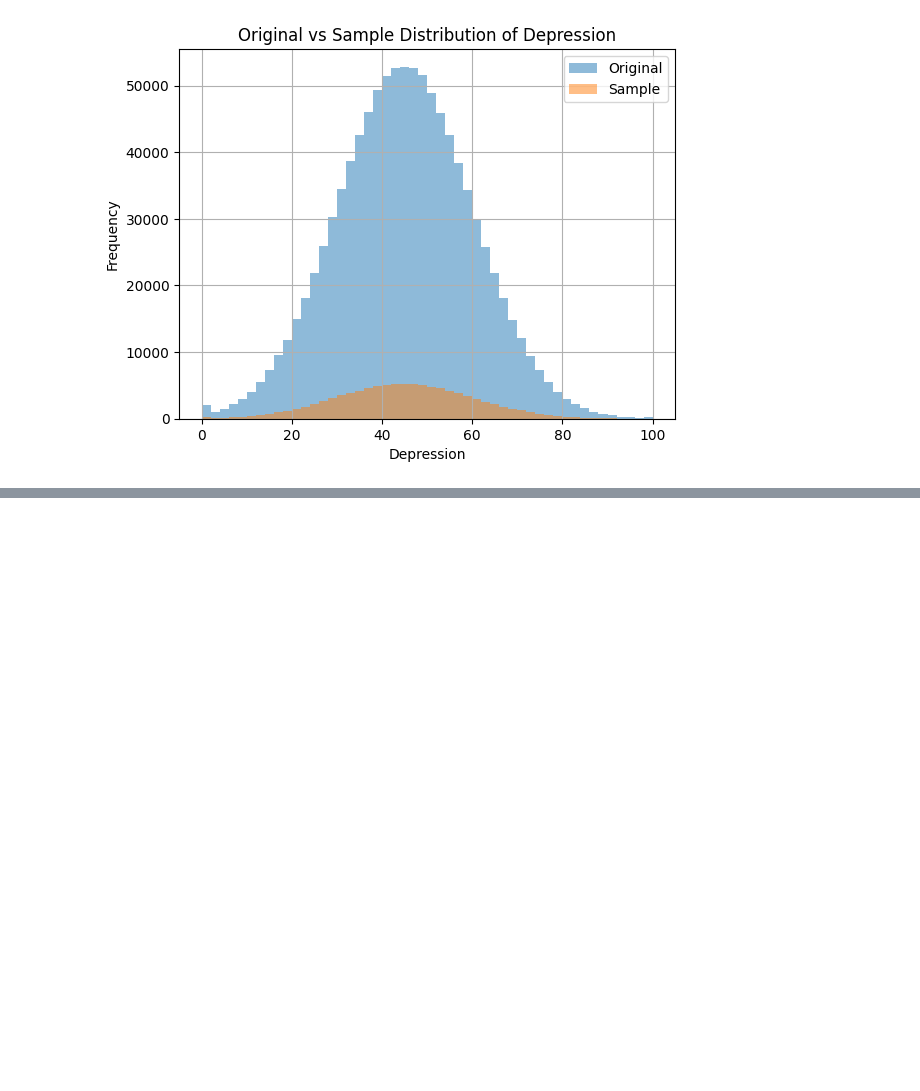
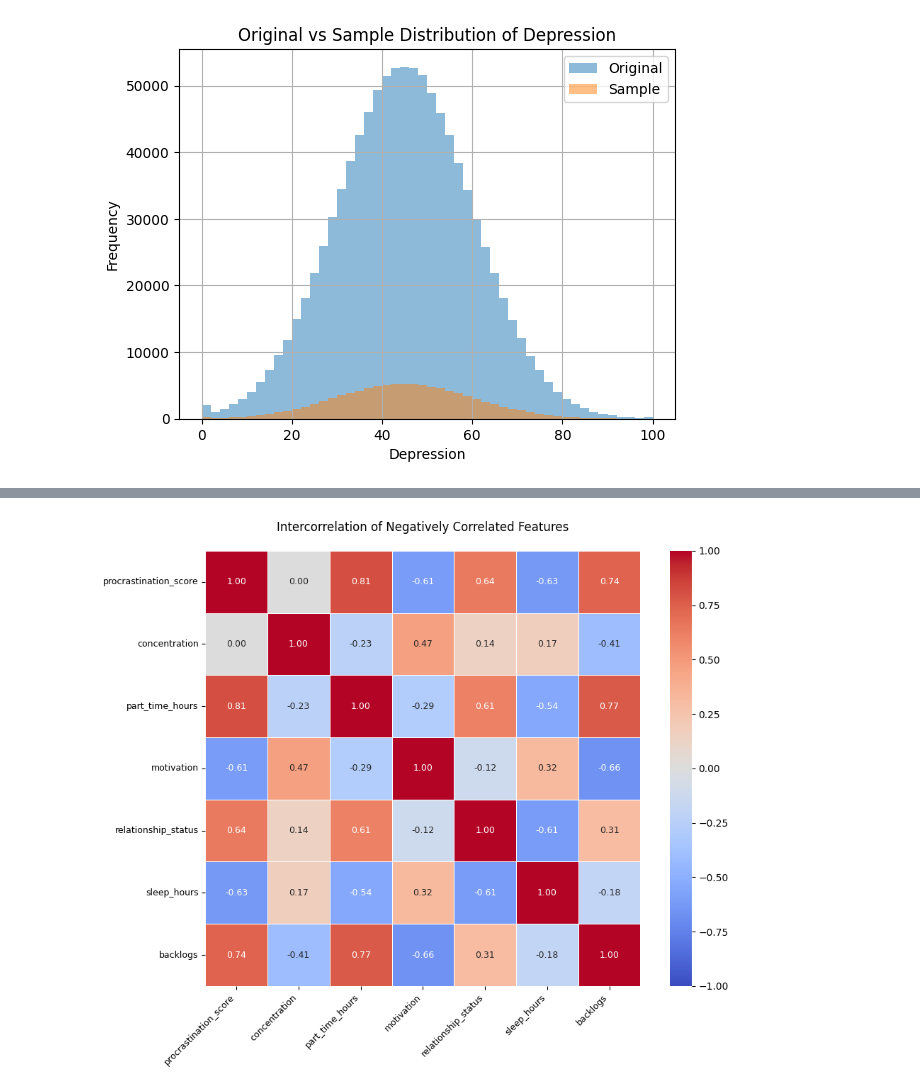
Before and after one commit to XyronTeam/ml-project, a Jupyter notebook: src/dataset_b/notebook_b.ipynb, the cells around one changed output, grey strips where cells are left out. Saved outputs shown, nothing was run; the diff lists cells and outputs as text; code cells hidden in the pictures; blank space fills up the shorter version.

```diff
--- a/src/dataset_b/notebook_b.ipynb
+++ b/src/dataset_b/notebook_b.ipynb
@@ -277,0 +357,36 @@ Sleep hours, contrary to the initial hypothesis, appear to have very slight effe
+# %%
+import seaborn as sns
+import matplotlib.pyplot as plt
+
+negative_features = [
+    'procrastination_score',
+    'concentration',
+    'part_time_hours',
+    'motivation',
+    'relationship_status',
+    'sleep_hours',
+    'backlogs',
+]
+
+corr_matrix = df[negative_features].corr()
+
+plt.figure(figsize=(10, 8))
+sns.heatmap(
+    corr_matrix,
+    annot=True,
+    fmt='.2f',
+    cmap='coolwarm',
+    center=0,
+    vmin=-1, vmax=1,
+    square=True,
+    linewidths=0.5,
+    annot_kws={'size': 9}
+)
+
+plt.title('Intercorrelation of Negatively Correlated Features', pad=20)
+plt.xticks(rotation=45, ha='right', fontsize=9)
+plt.yticks(rotation=0, fontsize=9)
+plt.tight_layout()
+plt.show()
+# %% [output]
+[figure, added]
```
Also changed, not shown: parts of 42 cells of this notebook.
